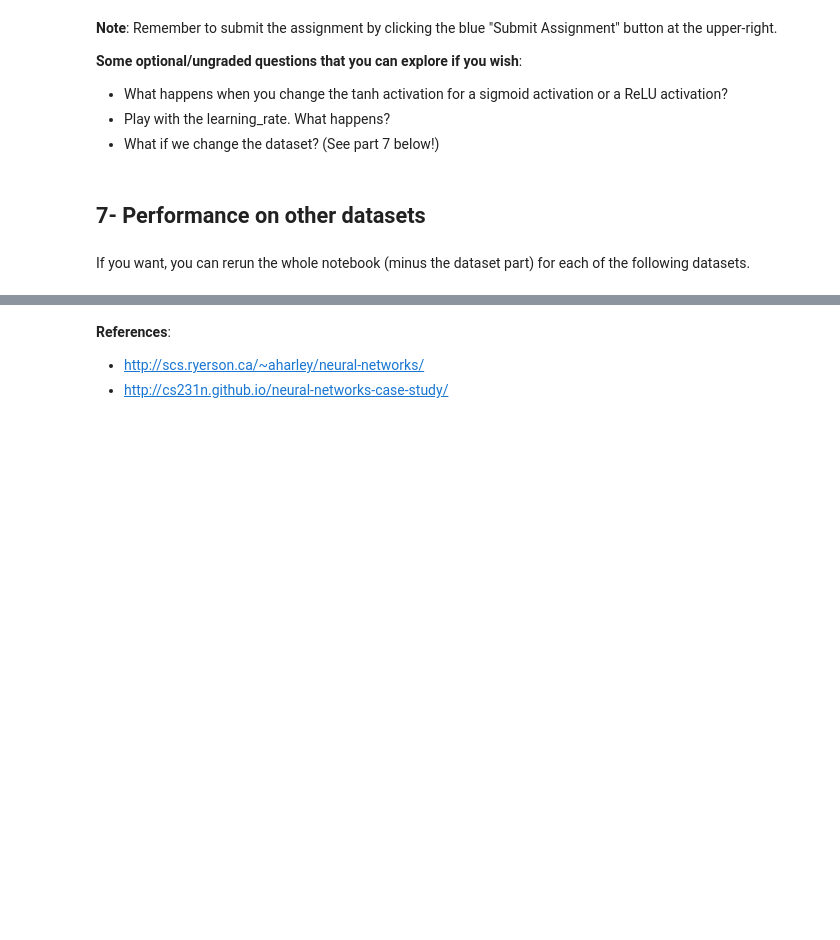
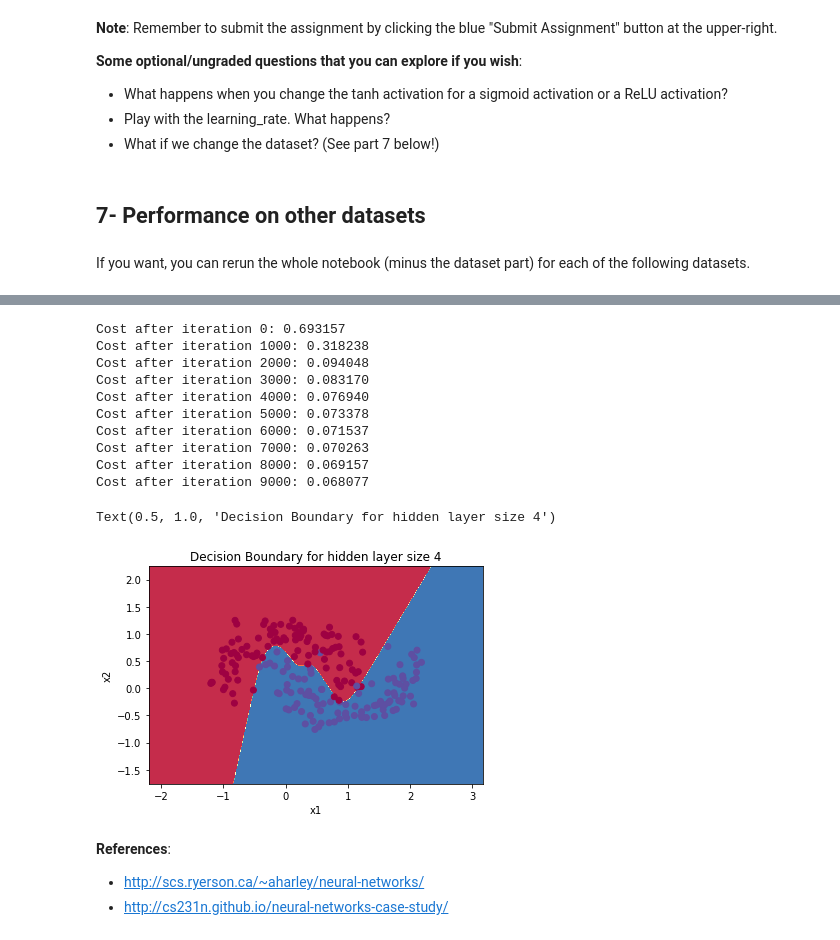
Before and after one commit to axiom-of-choice/Deep-Learning-Specialization, a Jupyter notebook: C1_Neural_Networks_and_Deep_Learning/W3_Shallow_Neural_Networks/Planar_data_classification_with_one_hidden_layer.ipynb, the cells around one changed output, grey strips where cells are left out. Drawn from its saved outputs; the diff is of its cells as text; code cells hidden in the pictures; blank space fills up the shorter version.

```diff
--- a/C1_Neural_Networks_and_Deep_Learning/W3_Shallow_Neural_Networks/Planar_data_classification_with_one_hidden_layer.ipynb
+++ b/C1_Neural_Networks_and_Deep_Learning/W3_Shallow_Neural_Networks/Planar_data_classification_with_one_hidden_layer.ipynb
@@ -974,12 +932,12 @@ def predict(parameters, X):
     predictions -- vector of predictions of our model (red: 0 / blue: 1)
     """
 
-    # Computes probabilities using forward propagation, and classifies to 0/1 using 0.5 as the threshold.
-    #(≈ 2 lines of code)
-    # A2, cache = ...
-    # predictions = ...
+
     # YOUR CODE STARTS HERE
 
+    #Computes probabilities using forward propagation, and classifies to 0/1 using 0.5 as the threshold.
+    A2, cache = forward_propagation(X=X, parameters=parameters)
+    predictions = A2 > 0.5
 
     # YOUR CODE ENDS HERE
 
@@ -1096,0 +1084,34 @@ plt.scatter(X[0, :], X[1, :], c=Y, s=40, cmap=plt.cm.Spectral);
+# %%
+# Datasets
+noisy_circles, noisy_moons, blobs, gaussian_quantiles, no_structure = load_extra_datasets()
+
+datasets = {"noisy_circles": noisy_circles,
+            "noisy_moons": noisy_moons,
+            "blobs": blobs,
+            "gaussian_quantiles": gaussian_quantiles}
+
+### START CODE HERE ### (choose your dataset)
+dataset = "noisy_moons"
+### END CODE HERE ###
+
+X, Y = datasets[dataset]
+X, Y = X.T, Y.reshape(1, Y.shape[0])
+# Build a model with a n_h-dimensional hidden layer
+parameters = nn_model(X, Y, n_h = 4, num_iterations = 10000, print_cost=True)
+
+# Plot the decision boundary
+plot_decision_boundary(lambda x: predict(parameters, x.T), X, Y)
+plt.title("Decision Boundary for hidden layer size " + str(4))
+# %% [output]
+Cost after iteration 0: 0.693157
+Cost after iteration 1000: 0.318238
+Cost after iteration 2000: 0.094048
+Cost after iteration 3000: 0.083170
+Cost after iteration 4000: 0.076940
+Cost after iteration 5000: 0.073378
+Cost after iteration 6000: 0.071537
+Cost after iteration 7000: 0.070263
+Cost after iteration 8000: 0.069157
+Cost after iteration 9000: 0.068077
+Text(0.5, 1.0, 'Decision Boundary for hidden layer size 4')
+[figure, added]
```
Also changed, not shown: parts of 13 cells of this notebook.
